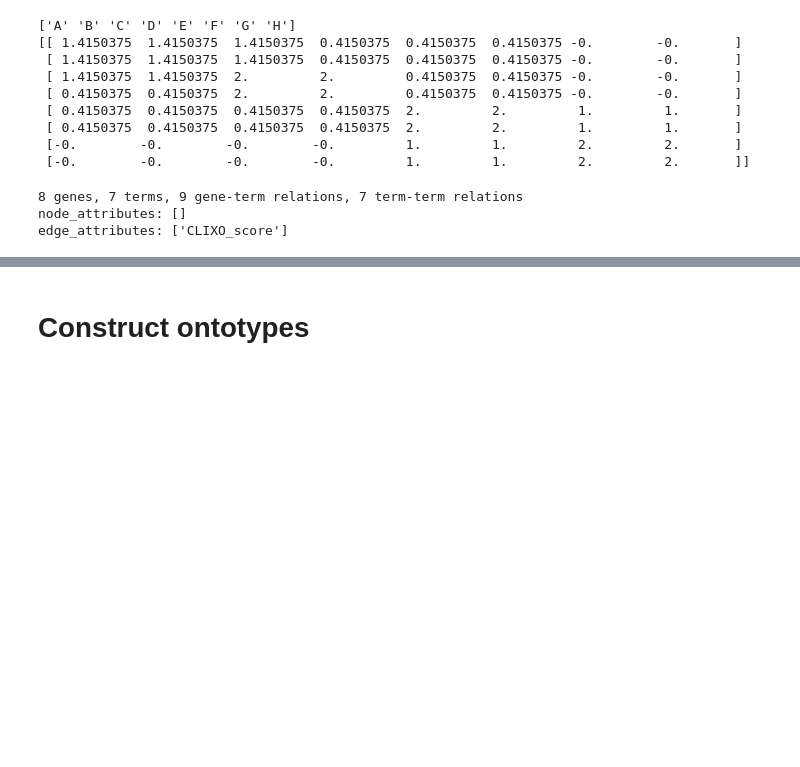
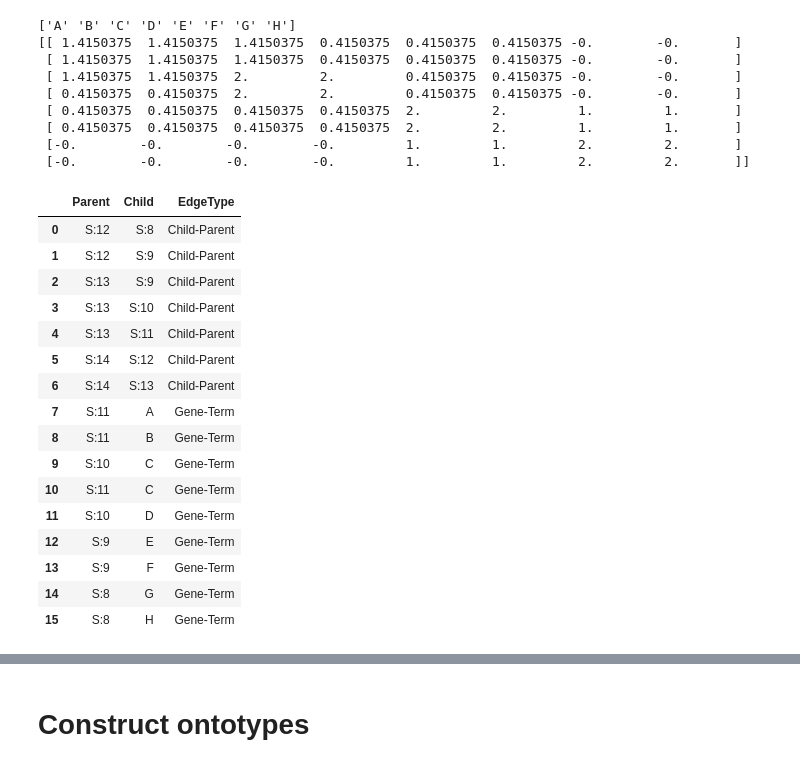
Before and after one commit to michaelkyu/ddot, a Jupyter notebook: examples/DDOT_tutorial.ipynb, the cells around one changed output, grey strips where cells are left out. Cells and saved outputs as stored; diff of their text form; code cells hidden in the pictures; blank space fills up the shorter version.

```diff
--- a/examples/DDOT_tutorial.ipynb
+++ b/examples/DDOT_tutorial.ipynb
@@ -311,12 +307,26 @@ print(sim)
  [-0.        -0.        -0.        -0.         1.         1.         2.         2.       ]]
 # %%
 ont2 = Ontology.run_clixo(sim, 0.0, 1.0, square=True, square_names=genes)
-# %%
-print(ont2)
-# %% [output]
-8 genes, 7 terms, 9 gene-term relations, 7 term-term relations
-node_attributes: []
-edge_attributes: ['CLIXO_score']
+# %%
+ont2.to_table()
+# %% [output]
+|  | Parent | Child | EdgeType |
+| 0 | S:12 | S:8 | Child-Parent |
+| 1 | S:12 | S:9 | Child-Parent |
+| 2 | S:13 | S:9 | Child-Parent |
+| 3 | S:13 | S:10 | Child-Parent |
+| 4 | S:13 | S:11 | Child-Parent |
+| 5 | S:14 | S:12 | Child-Parent |
+| 6 | S:14 | S:13 | Child-Parent |
+| 7 | S:11 | A | Gene-Term |
+| 8 | S:11 | B | Gene-Term |
+| 9 | S:10 | C | Gene-Term |
+| 10 | S:11 | C | Gene-Term |
+| 11 | S:10 | D | Gene-Term |
+| 12 | S:9 | E | Gene-Term |
+| 13 | S:9 | F | Gene-Term |
+| 14 | S:8 | G | Gene-Term |
+| 15 | S:8 | H | Gene-Term |
 # %% [markdown]
 # Ontology alignment
 
```
Also changed, not shown: parts of 31 cells of this notebook, 7 other files.
